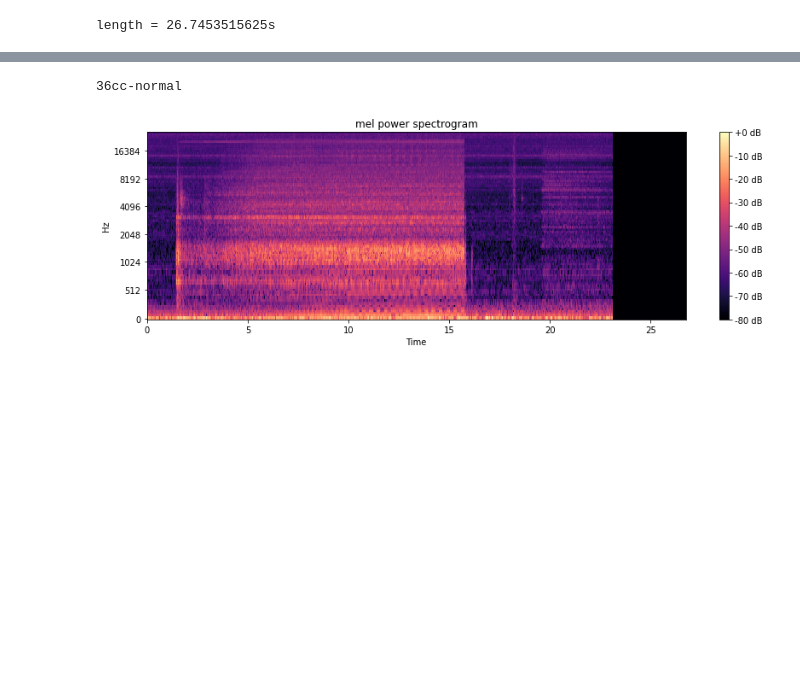
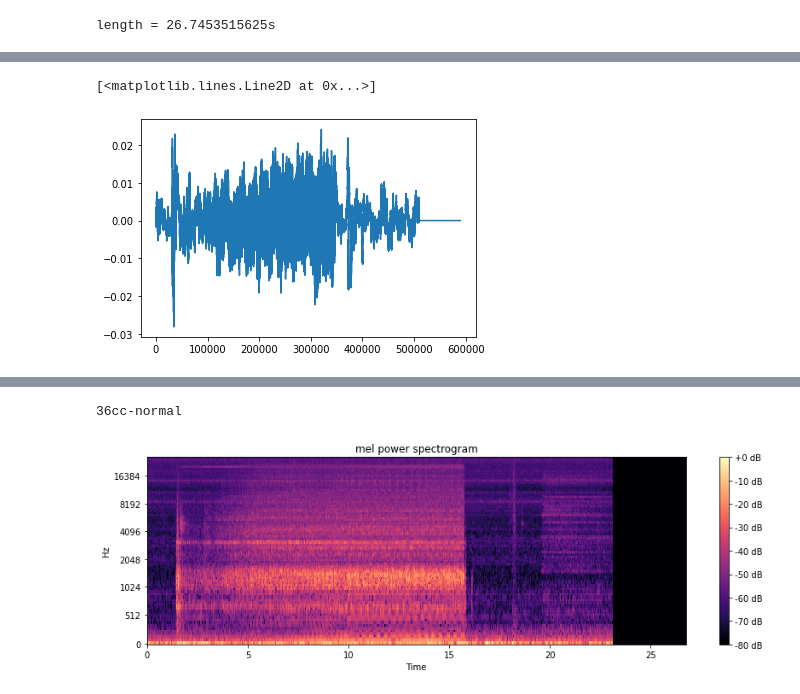
Before and after one commit to astroeye/autoencoder, a Jupyter notebook: 02_autoencoder/autoencoder_dw.ipynb, the cells around one changed output, grey strips where cells are left out. Saved outputs shown, nothing was run; the diff lists cells and outputs as text; code cells hidden in the pictures; blank space fills up the shorter version.

```diff
--- a/02_autoencoder/autoencoder_dw.ipynb
+++ b/02_autoencoder/autoencoder_dw.ipynb
@@ -186,0 +216,2 @@ length = 26.7453515625s
+# %%
+librosa_y, librosa_sr = librosa.load('./dataset/36cc/normal/2208211119H0010019498_TDM_2022-03-30_15-23-56__Microphone.wav')
@@ -186,0 +234,5 @@ length = 26.7453515625s
+# %%
+plt.plot(librosa_y)
+# %% [output]
+[<matplotlib.lines.Line2D at 0x...>]
+[figure, added]
```
Also changed, not shown: parts of 28 cells of this notebook, 1 other file.
